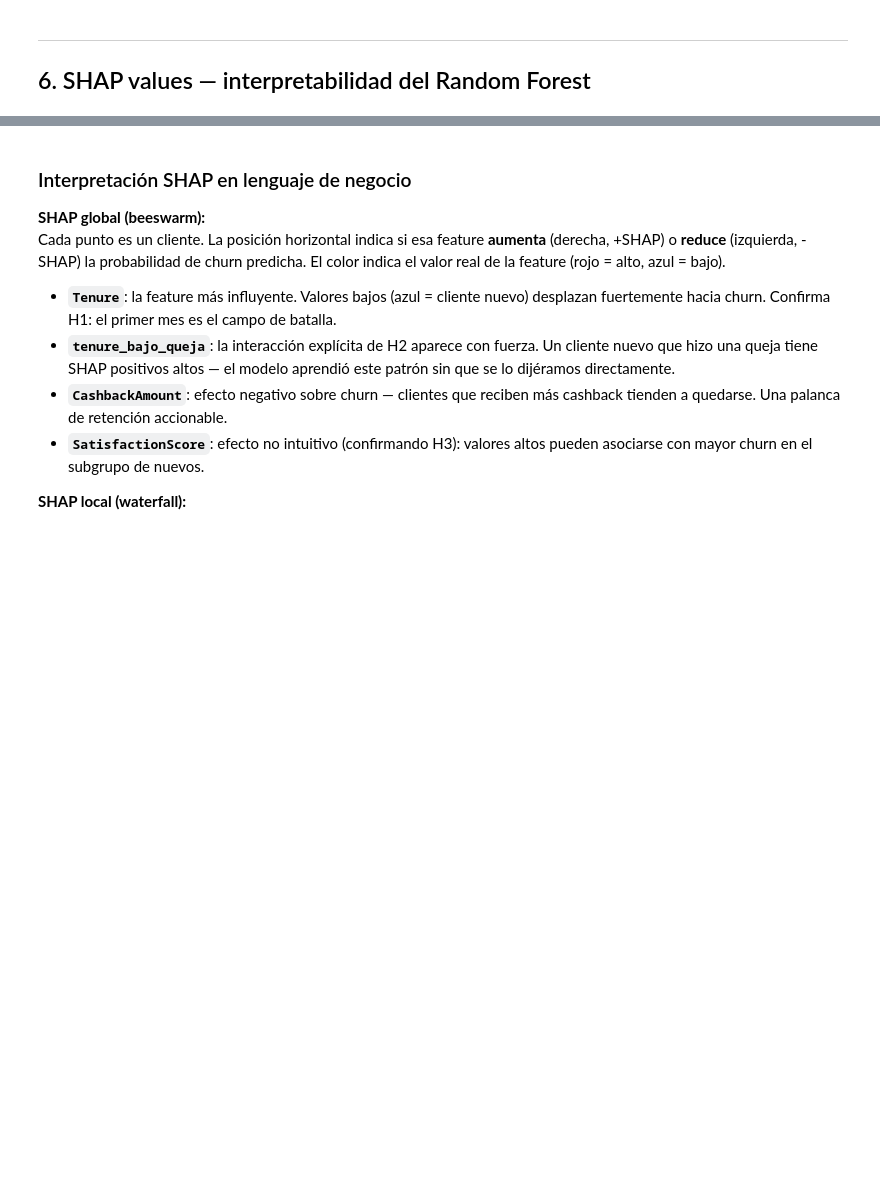
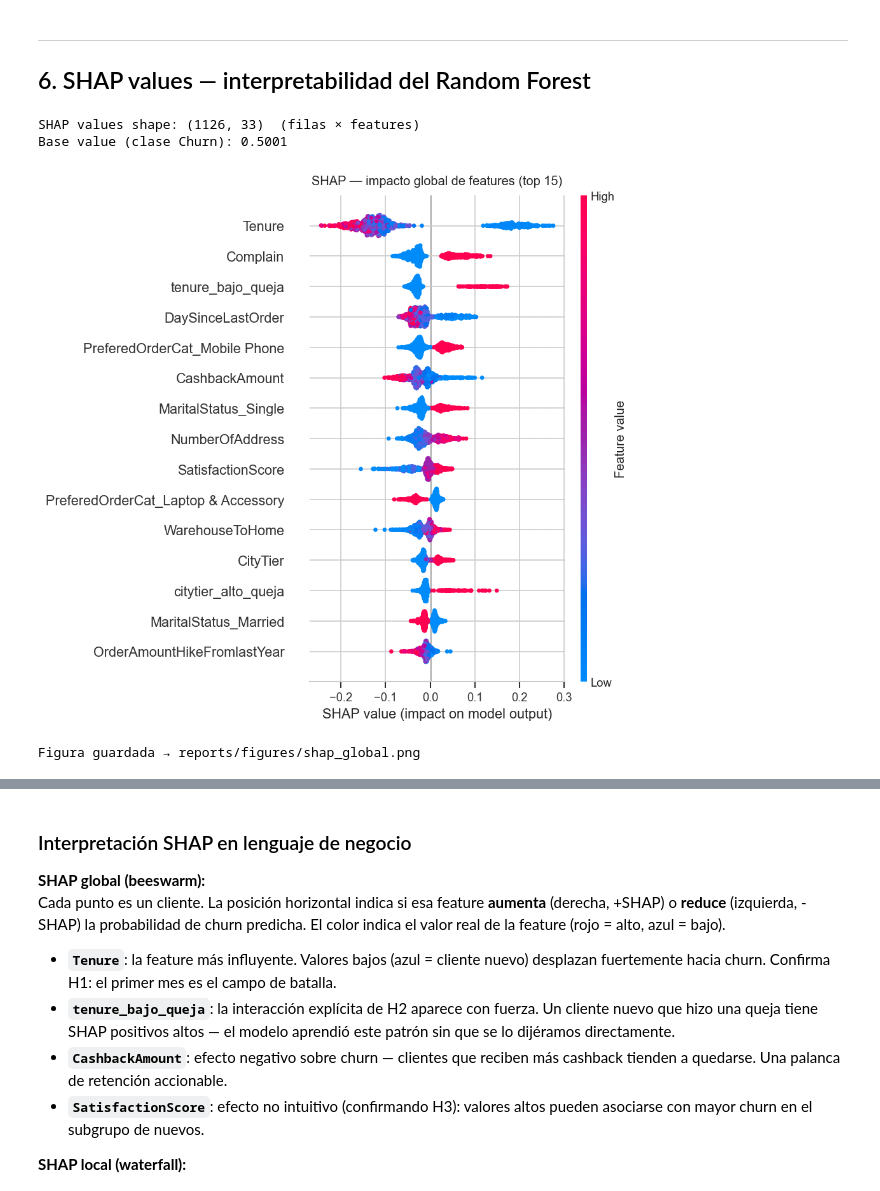
Before and after one commit to Frandtuzilla/TP-Churn-de-Clientes, a Jupyter notebook: notebooks/02_modelado.ipynb, the cells around one changed output, grey strips where cells are left out. Cells and saved outputs as stored; diff of their text form; code cells hidden in the pictures; blank space fills up the shorter version.

```diff
--- a/notebooks/02_modelado.ipynb
+++ b/notebooks/02_modelado.ipynb
@@ -307,29 +375,47 @@ El Random Forest es más robusto que el árbol simple porque promedia 200 árbol
 explainer   = shap.TreeExplainer(rf)
 shap_values = explainer.shap_values(X_test)
 
-# shap_values es una lista [clase_0, clase_1]; nos quedamos con clase 1 (Churn)
+# RF multiclase: shap_values puede ser lista [clase_0, clase_1] o array 3D (n_clases, n_filas, n_features)
 if isinstance(shap_values, list):
-    sv_churn = shap_values[1]
+    sv_churn = shap_values[1]          # lista → tomar índice 1
+elif shap_values.ndim == 3:
+    sv_churn = shap_values[:, :, 1]    # array 3D → (n_filas, n_features, n_clases) → slice clase 1
+    # Algunos backends devuelven (n_clases, n_filas, n_features)
+    if sv_churn.shape[0] == len(X_test):
+        pass   # ya bien
+    else:
+        sv_churn = shap_values[1]
 else:
     sv_churn = shap_values
 
+# Asegurar 2D (n_filas × n_features)
+if sv_churn.ndim != 2:
+    sv_churn = np.array(sv_churn)
+
+base_val = (
+    explainer.expected_value[1]
+    if isinstance(explainer.expected_value, (list, np.ndarray))
+    else explainer.expected_value
+)
+
 print(f"SHAP values shape: {sv_churn.shape}  (filas × features)")
+print(f"Base value (clase Churn): {base_val:.4f}")
+# %% [output]
+SHAP values shape: (1126, 33)  (filas × features)
+Base value (clase Churn): 0.5001
 # %%
-# SHAP global — beeswarm plot (top 15 features)
-shap_exp = shap.Explanation(
-    values=sv_churn,
-    base_values=explainer.expected_value[1] if isinstance(explainer.expected_value, list) else explainer.expected_value,
-    data=X_test.values,
-    feature_names=X_test.columns.tolist()
-)
-
-shap.plots.beeswarm(shap_exp, max_display=15, show=False)
-plt.gcf().set_size_inches(9, 6)
+# SHAP global — summary plot (top 15 features)
+# Usamos shap.summary_plot que es más robusto entre versiones de SHAP
+plt.figure(figsize=(9, 6))
+shap.summary_plot(sv_churn, X_test, max_display=15, show=False, plot_type='dot')
 plt.title('SHAP — impacto global de features (top 15)', fontsize=12, pad=10)
 plt.tight_layout()
 plt.savefig(FIG_DIR / 'shap_global.png', bbox_inches='tight')
 plt.show()
 print("Figura guardada → reports/figures/shap_global.png")
+# %% [output]
+[figure, added]
+Figura guardada → reports/figures/shap_global.png
 # %%
 # SHAP local — waterfall de un cliente predicho como churn
 y_pred_rf_arr = np.array(y_pred_rf)
```
Also changed, not shown: parts of 15 cells of this notebook, 7 other files.
